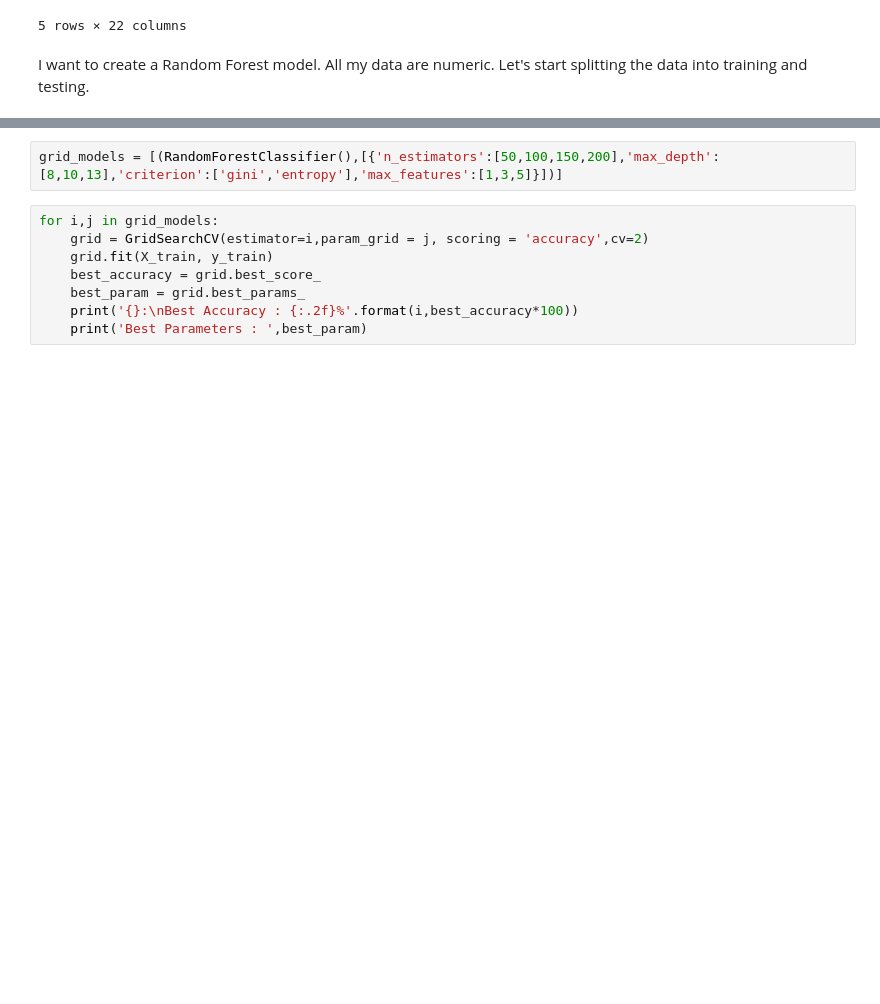
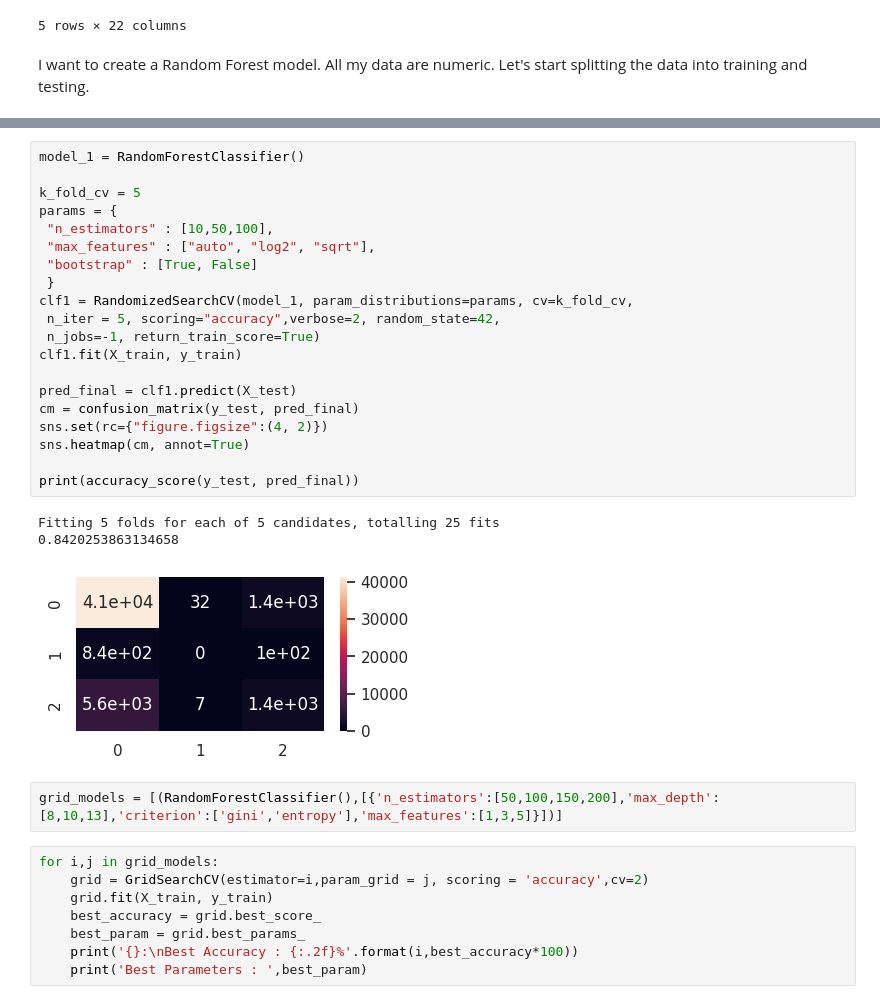
Before and after one commit to sykathowlader/group6_introToAi, a Jupyter notebook: random_forest.ipynb, the cells around one changed output, grey strips where cells are left out. Drawn from its saved outputs; the diff is of its cells as text; blank space fills up the shorter version.

```diff
--- a/random_forest.ipynb
+++ b/random_forest.ipynb
@@ -74,3 +77,27 @@ The accuracy is:  83.719646799117 %
+# %%
+model_1 = RandomForestClassifier()
+
+k_fold_cv = 5
+params = {
+ "n_estimators" : [10,50,100],
+ "max_features" : ["auto", "log2", "sqrt"],
+ "bootstrap" : [True, False]
+ }
+clf1 = RandomizedSearchCV(model_1, param_distributions=params, cv=k_fold_cv,
+ n_iter = 5, scoring="accuracy",verbose=2, random_state=42,
+ n_jobs=-1, return_train_score=True)
+clf1.fit(X_train, y_train)
+
+pred_final = clf1.predict(X_test)
+cm = confusion_matrix(y_test, pred_final)
+sns.set(rc={"figure.figsize":(4, 2)})
+sns.heatmap(cm, annot=True)
+
+print(accuracy_score(y_test, pred_final))
+# %% [output]
+Fitting 5 folds for each of 5 candidates, totalling 25 fits
+0.8420253863134658
+[figure, added]
 # %%
 grid_models = [(RandomForestClassifier(),[{'n_estimators':[50,100,150,200],'max_depth':[8,10,13],'criterion':['gini','entropy'],'max_features':[1,3,5]}])]
 # %%
```
Also changed, not shown: parts of 9 cells of this notebook.
